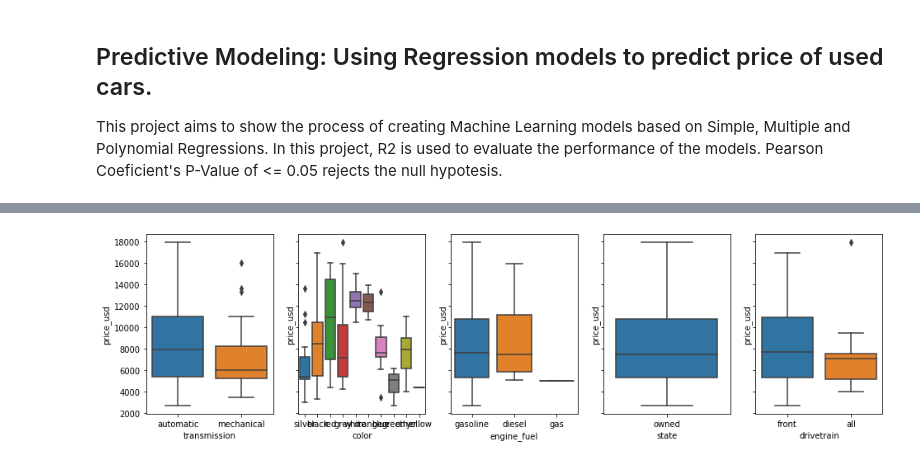
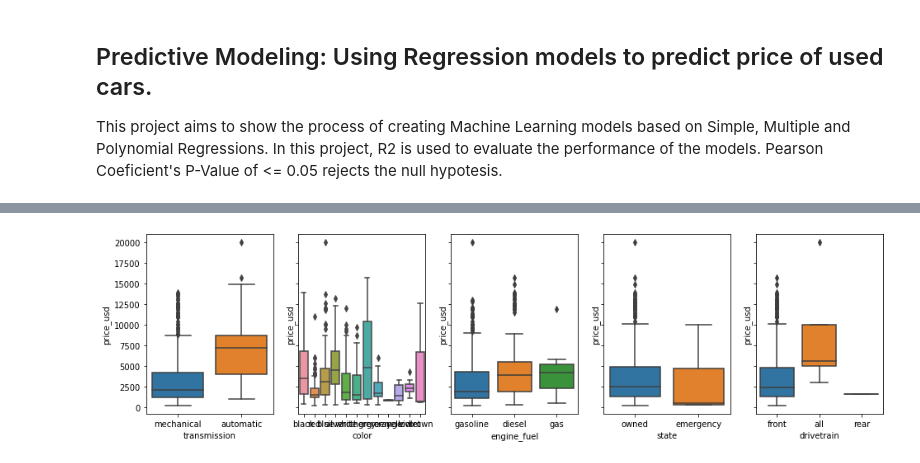
Before and after one commit to grtfreitas/PredictiveModelingRegression, a Jupyter notebook: PredictiveModelingRegression.ipynb, the cells around one changed output, grey strips where cells are left out. Drawn from its saved outputs; the diff is of its cells as text; code cells hidden in the pictures.

Commit message:
update, cleaner data cleaning pipeline

```diff
--- a/PredictiveModelingRegression.ipynb
+++ b/PredictiveModelingRegression.ipynb
@@ -20,19 +20,22 @@ from IPython.display import display, clear_output
 # %%
 def PrepData(pathfile,carmodelname,target): ##remove nulls in price
     df = pd.read_csv(pathfile)
-    df = df[df['model_name'].isin([carmodelname])].reset_index(drop=True).drop(['feature_1','feature_2','feature_3','feature_4','feature_5','feature_6','feature_7','feature_8','feature_9','duration_listed','engine_has_gas','engine_type','has_warranty','is_exchangeable','location_region','number_of_photos','body_type','up_counter','feature_0','manufacturer_name','model_name'],axis=1)
+    df['car_name'] = df['manufacturer_name'] + '-' + df['model_name']
+    df = df[df['car_name'].isin([carmodelname])].reset_index(drop=True).drop(['feature_1','feature_2','feature_3','feature_4','feature_5','feature_6','feature_7','feature_8','feature_9','duration_listed','engine_has_gas','engine_type','has_warranty','is_exchangeable','location_region','number_of_photos','body_type','up_counter','feature_0','manufacturer_name','model_name','car_name'],axis=1)
+    df = df[df['price_usd'] > 0]
+    for column in df.columns:
+        if (df[column] == df[column][0]).all():
+            df.drop(columns=column,inplace=True)
     TargetVar = df[target]
     df.drop(columns=[target],axis=1,inplace=True)
     df.insert(0,target,TargetVar)
     dfobject = df.select_dtypes(include='object')
     df = df.select_dtypes(exclude='object')
-    return dfobject, df
+    mergeddf = pd.merge(df,Dummies(dfobject),left_index=True,right_index=True)
+    return dfobject, df, mergeddf
 
 def Dummies(df):
     return pd.concat([df, pd.get_dummies(df[list(df)])],axis=1).drop(df[list(df)],axis=1)
-
-def ReadyData(dfnumeric,dfnonnumeric):
-    return pd.merge(dfnumeric,Dummies(dfnonnumeric),left_index=True,right_index=True)
 
 def BoxplotObjects(df,dftarget): ## Show counts on plot ##better show car colors
     fig, axs = plt.subplots(ncols=len(list(df)), figsize=(16,4),sharey=True)
@@ -132,15 +137,14 @@ def PlotPR(degrees): #adapt to get best degree
 # %%
 pf = '../PredictiveModelingRegression/cars.csv' #pathfile of the dataset
 #list(set(pd.read_csv('../PredictiveModelingRegression/cars.csv')['model_name'])) <-- List of car models
-carmodel = 'S60' # Car model to predict
+carmodel = 'Volkswagen-Golf' # Car model to predict
 Y = 'price_usd' # Y is the name of the column with dependent (target) variable
 #Pipeline more
-dfobj, dfnum = PrepData(pf,carmodel,Y)
+dfobj, dfnum, cardf = PrepData(pf,carmodel,Y)
 BoxplotObjects(dfobj, dfnum)
-cardf = ReadyData(dfnum, dfobj)
 TargetCol = cardf[Y]
 # %% [output]
-[figure, old version]
+[figure, new version]
 # %%
 slrm,slrx = SLRModelandPlot()
 # %% [output]
```
Also changed, not shown: parts of 6 cells of this notebook.
